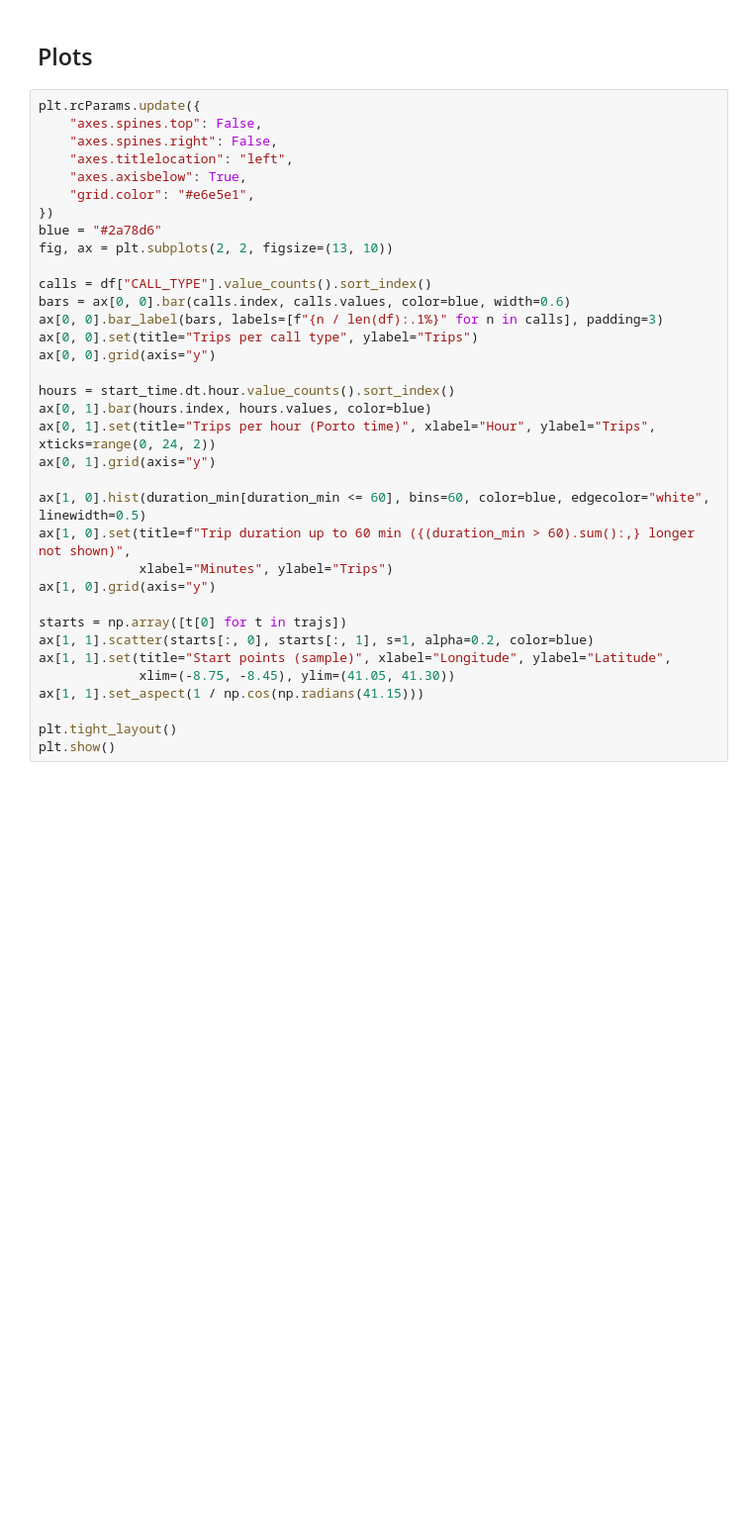
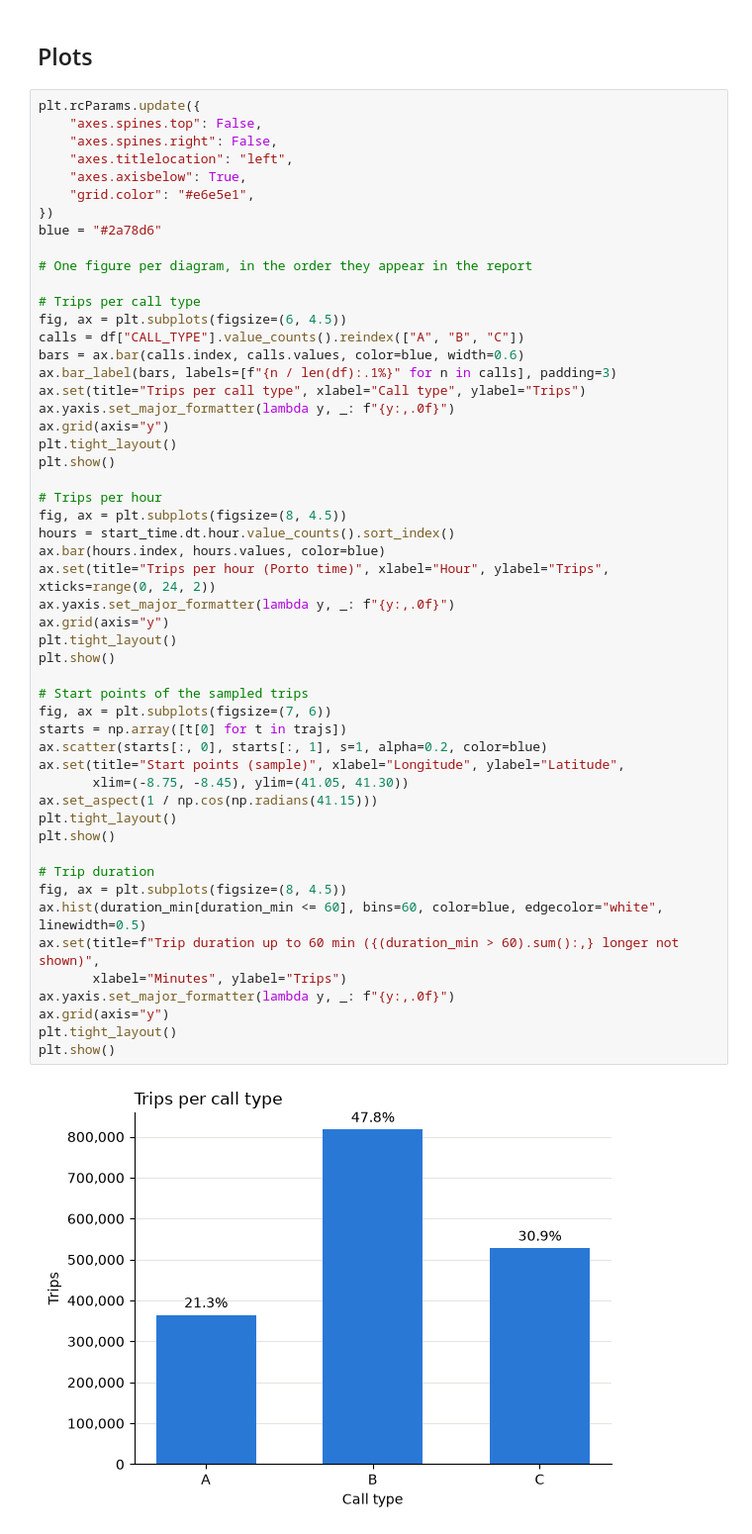
Before and after one commit to SverreHalvorsen/TDT4225-Assignments, a Jupyter notebook: Assignment 2/EDA.ipynb, the cells around one changed output. Shown at 99% size. Saved outputs shown, nothing was run; the diff lists cells and outputs as text; blank space fills up the shorter version.

Commit message:
Minor changes to diagram

```diff
--- a/Assignment 2/EDA.ipynb
+++ b/Assignment 2/EDA.ipynb
@@ -291,35 +291,54 @@ All combined   46,168 trips (2.70%)   1,786,384 points (2.14%)
 # %%
 plt.rcParams.update({
     "axes.spines.top": False,
     "axes.spines.right": False,
     "axes.titlelocation": "left",
     "axes.axisbelow": True,
     "grid.color": "#e6e5e1",
 })
 blue = "#2a78d6"
-fig, ax = plt.subplots(2, 2, figsize=(13, 10))
 
-calls = df["CALL_TYPE"].value_counts().sort_index()
-bars = ax[0, 0].bar(calls.index, calls.values, color=blue, width=0.6)
-ax[0, 0].bar_label(bars, labels=[f"{n / len(df):.1%}" for n in calls], padding=3)
-ax[0, 0].set(title="Trips per call type", ylabel="Trips")
-ax[0, 0].grid(axis="y")
+# One figure per diagram, in the order they appear in the report
 
-hours = start_time.dt.hour.value_counts().sort_index()
-ax[0, 1].bar(hours.index, hours.values, color=blue)
-ax[0, 1].set(title="Trips per hour (Porto time)", xlabel="Hour", ylabel="Trips", xticks=range(0, 24, 2))
-ax[0, 1].grid(axis="y")
-
-ax[1, 0].hist(duration_min[duration_min <= 60], bins=60, color=blue, edgecolor="white", linewidth=0.5)
-ax[1, 0].set(title=f"Trip duration up to 60 min ({(duration_min > 60).sum():,} longer not shown)",
-             xlabel="Minutes", ylabel="Trips")
-ax[1, 0].grid(axis="y")
-
-starts = np.array([t[0] for t in trajs])
-ax[1, 1].scatter(starts[:, 0], starts[:, 1], s=1, alpha=0.2, color=blue)
-ax[1, 1].set(title="Start points (sample)", xlabel="Longitude", ylabel="Latitude",
-             xlim=(-8.75, -8.45), ylim=(41.05, 41.30))
-ax[1, 1].set_aspect(1 / np.cos(np.radians(41.15)))
-
+# Trips per call type
+fig, ax = plt.subplots(figsize=(6, 4.5))
+calls = df["CALL_TYPE"].value_counts().reindex(["A", "B", "C"])
+bars = ax.bar(calls.index, calls.values, color=blue, width=0.6)
+ax.bar_label(bars, labels=[f"{n / len(df):.1%}" for n in calls], padding=3)
+ax.set(title="Trips per call type", xlabel="Call type", ylabel="Trips")
+ax.yaxis.set_major_formatter(lambda y, _: f"{y:,.0f}")
+ax.grid(axis="y")
 plt.tight_layout()
 plt.show()
+
+# Trips per hour
+fig, ax = plt.subplots(figsize=(8, 4.5))
+hours = start_time.dt.hour.value_counts().sort_index()
+ax.bar(hours.index, hours.values, color=blue)
+ax.set(title="Trips per hour (Porto time)", xlabel="Hour", ylabel="Trips", xticks=range(0, 24, 2))
+ax.yaxis.set_major_formatter(lambda y, _: f"{y:,.0f}")
+ax.grid(axis="y")
+plt.tight_layout()
+plt.show()
+
+# Start points of the sampled trips
+fig, ax = plt.subplots(figsize=(7, 6))
+starts = np.array([t[0] for t in trajs])
+ax.scatter(starts[:, 0], starts[:, 1], s=1, alpha=0.2, color=blue)
+ax.set(title="Start points (sample)", xlabel="Longitude", ylabel="Latitude",
+       xlim=(-8.75, -8.45), ylim=(41.05, 41.30))
+ax.set_aspect(1 / np.cos(np.radians(41.15)))
+plt.tight_layout()
+plt.show()
+
+# Trip duration
+fig, ax = plt.subplots(figsize=(8, 4.5))
+ax.hist(duration_min[duration_min <= 60], bins=60, color=blue, edgecolor="white", linewidth=0.5)
+ax.set(title=f"Trip duration up to 60 min ({(duration_min > 60).sum():,} longer not shown)",
+       xlabel="Minutes", ylabel="Trips")
+ax.yaxis.set_major_formatter(lambda y, _: f"{y:,.0f}")
+ax.grid(axis="y")
+plt.tight_layout()
+plt.show()
+# %% [output]
+[figure, added]
```
Also changed, not shown: parts of 1 cell of this notebook.
